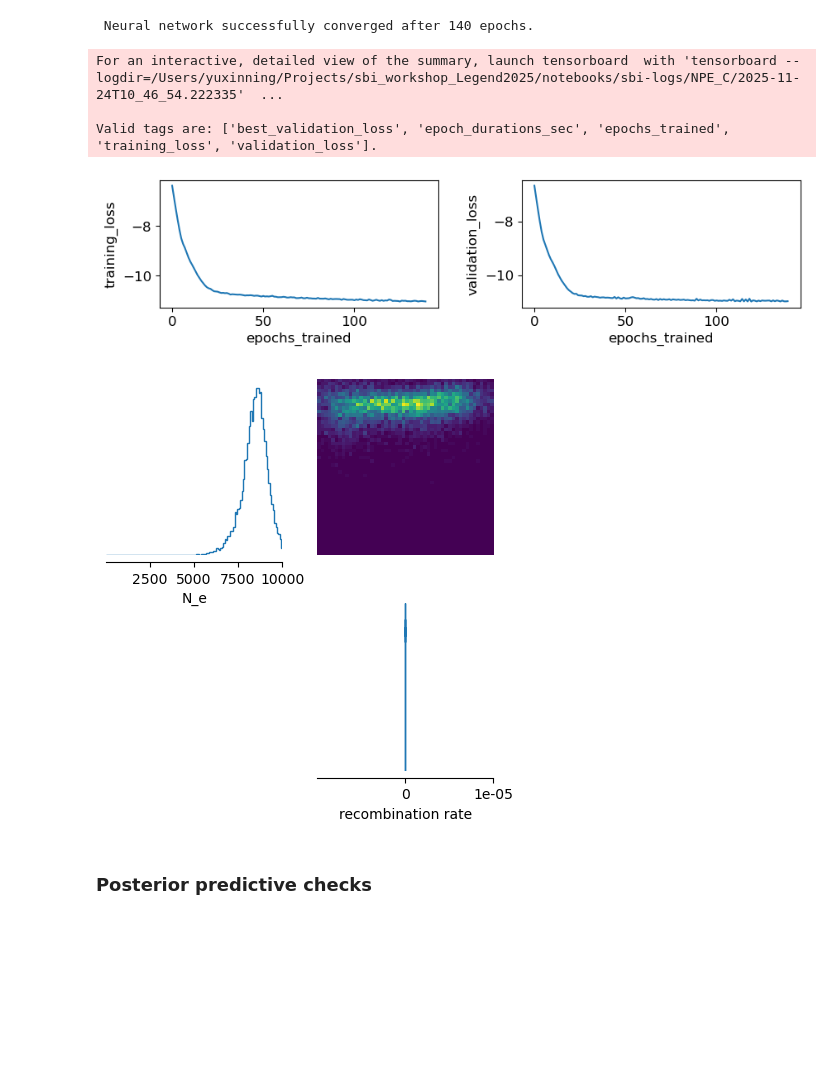
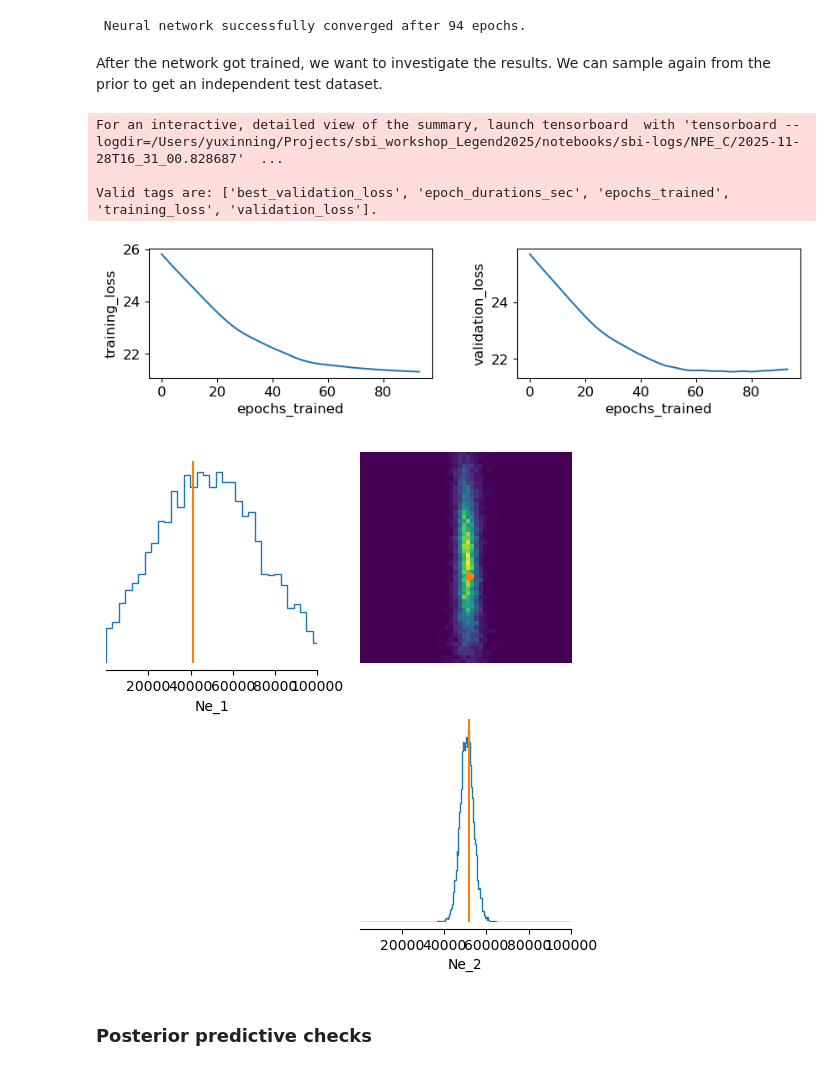
Before and after one commit to ningyuxin1999/SBI-workshop-Legend2025, a Jupyter notebook: notebooks/3_sbi_in_popgen.ipynb, the cells around one changed output. Drawn from its saved outputs; the diff is of its cells as text; code cells hidden in the pictures; blank space fills up the shorter version.

Commit message:
3rd notebook

```diff
--- a/notebooks/3_sbi_in_popgen.ipynb
+++ b/notebooks/3_sbi_in_popgen.ipynb
@@ -23,19 +28,24 @@ Again, we use `msprime` to simulate the tree sequence, and extract the SFS as x.
 # %%
-# Simulator wrapper for sbi: takes a tensor of shape (num_simulations, 1)
-def simulator(theta, recomb_rate):
+def simulator(theta):
+    """
+    input: theta: tensor of shape (num_simulations, num_parameters)
+    output: s_stats: tensor of shape (num_simulations, num_summary_statistics)
+    """
     s_stats = []
-    for ne, r in zip(theta.tolist(), recomb_rate.tolist()):
-        ts = simulate_constant_population(sequence_length=1_000_000, ne=ne, samples=10, recomb_rate=r)
+    for ne in theta.tolist():
+        ts = simulate_constant_population(sequence_length=1e6, ne=ne, samples=10, recomb_rate=1e-9, mutation_rate=1e-7)
         s = ts.allele_frequency_spectrum()
         s_stats.append([s])
     return torch.tensor(s_stats, dtype=torch.float32)
 
-def simulate_constant_population(sequence_length, ne, samples,
-                                 mutation_rate=1e-8,
-                                 recomb_rate=1e-8):
+def simulate_constant_population(sequence_length, ne, samples, recomb_rate, mutation_rate):
     # Define demography
     demography = msprime.Demography()
-    demography.add_population(initial_size=ne)
+    demography.add_population(initial_size=ne[0])
+    for i in range(1, len(ne)):
+                demography.add_population_parameters_change(
+                    initial_size=ne[i], time=i * 100
+                )
 
     # Simulate ancestry and mutations
     ts_anc = msprime.sim_ancestry(samples=samples,
@@ -48,12 +60,13 @@ def simulate_constant_population(sequence_length, ne, samples,
 # %%
-# Prior distribution for N_e and recombination rate
-prior = BoxUniform(low=torch.tensor([10, 1e-9]), high=torch.tensor([1e4, 1e-8]))
+# Prior distribution for Ne.
+num_Ne = 2
+prior = BoxUniform(low=10*torch.ones(num_Ne), high=1e5*torch.ones(num_Ne))
 
 # Generate training data
-num_simulations = 1000
+num_simulations = 200
 theta = prior.sample((num_simulations,))
 # %%
-x = simulator(theta[:,0], theta[:,1])
+x = simulator(theta)
 # %%
 # Train NPE
 inference = NPE(prior=prior)
@@ -61,11 +74,12 @@ inference = inference.append_simulations(theta, x.squeeze())
 density_estimator = inference.train()
 posterior = inference.build_posterior(density_estimator)
 # %% [output]
- Neural network successfully converged after 140 epochs.
+ Neural network successfully converged after 94 epochs.
+# %% [markdown]
+After the network got trained, we want to investigate the results. We can sample again from the prior to get an independent test dataset.
 # %%
-# Suppose we observed 150 segregating sites
 test_theta = prior.sample((1,))
-x_o = simulator(test_theta[:,0], test_theta[:,1]).squeeze()
+x_o = simulator(test_theta).squeeze()
 samples = posterior.sample((10000,), x=x_o)
 # %%
 from sbi.analysis import plot_summary
@@ -76,19 +90,22 @@ _ = plot_summary(
     figsize=(10, 2),
 )
 # %% [output]
-For an interactive, detailed view of the summary, launch tensorboard  with 'tensorboard --logdir=/Users/yuxinning/Projects/sbi_workshop_Legend2025/notebooks/sbi-logs/NPE_C/2025-11-24T10_46_54.222335'  ...
+For an interactive, detailed view of the summary, launch tensorboard  with 'tensorboard --logdir=/Users/yuxinning/Projects/sbi_workshop_Legend2025/notebooks/sbi-logs/NPE_C/2025-11-28T16_31_00.828687'  ...
 
 Valid tags are: ['best_validation_loss', 'epoch_durations_sec', 'epochs_trained', 'training_loss', 'validation_loss'].
-[figure, old version]
+[figure, new version]
 # %%
+limit = [[10, 1e5]] * num_Ne
+labels = [f"Ne_{i+1}" for i in range(num_Ne)]
 _ = pairplot(
     samples,
-    limits=[[10, 1e4], [1e-9, 1e-8]],
-    figsize=(5, 5),
-    labels=[r"N_e", r"recombination rate"],
+    points=test_theta,
+    limits=limit,
+    figsize=(6, 6),
+    labels=labels,
 )
 # %% [output]
-[figure, old version]
+[figure, new version]
 # %% [markdown]
 ### Posterior predictive checks
 # %%
```
Also changed, not shown: parts of 13 cells of this notebook.
